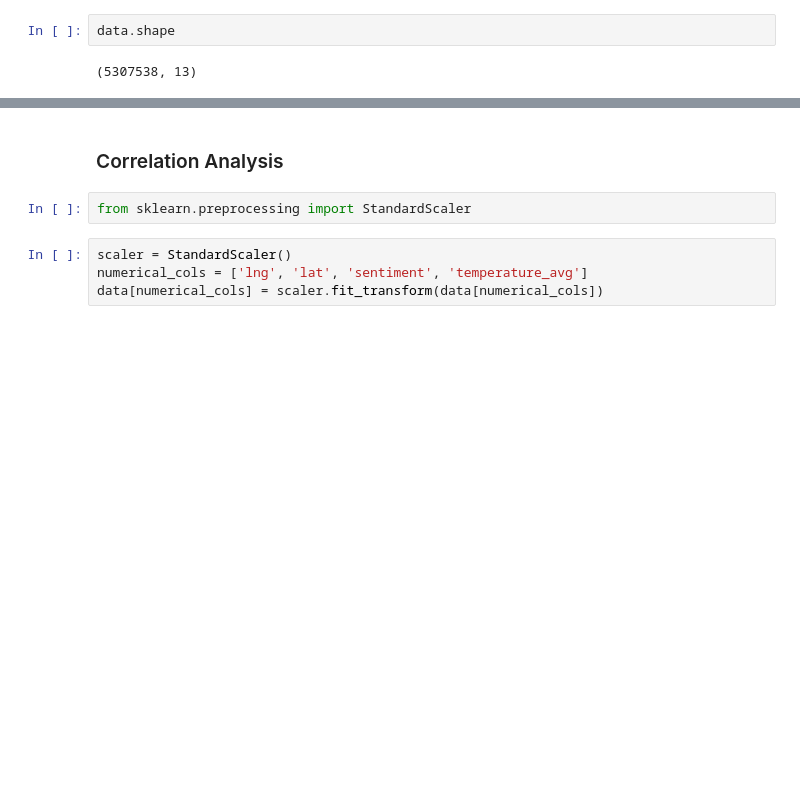
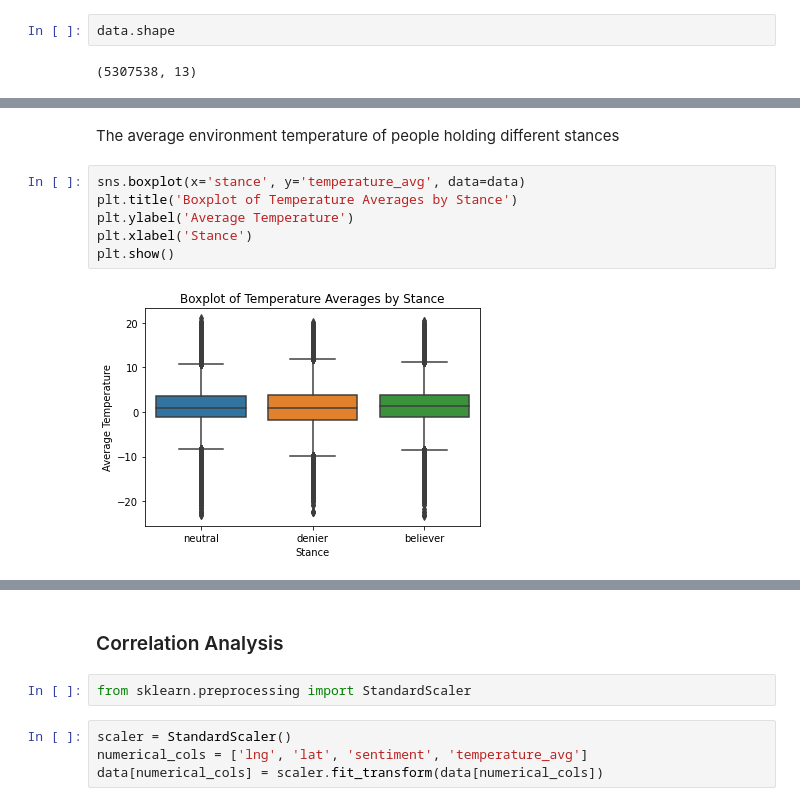
Before and after one commit to Kisha-H/Group-YAQ, a Jupyter notebook: FinalProject_groupXXX.ipynb, the cells around one changed output, grey strips where cells are left out. Cells and saved outputs as stored; diff of their text form; blank space fills up the shorter version.

```diff
--- a/FinalProject_groupXXX.ipynb
+++ b/FinalProject_groupXXX.ipynb
@@ -172,0 +199,10 @@ data.head()
+# %% [markdown]
+The average environment temperature of people holding different stances
+# %%
+sns.boxplot(x='stance', y='temperature_avg', data=data)
+plt.title('Boxplot of Temperature Averages by Stance')
+plt.ylabel('Average Temperature')
+plt.xlabel('Stance')
+plt.show()
+# %% [output]
+[figure, added]
```
Also changed, not shown: parts of 19 cells of this notebook.
